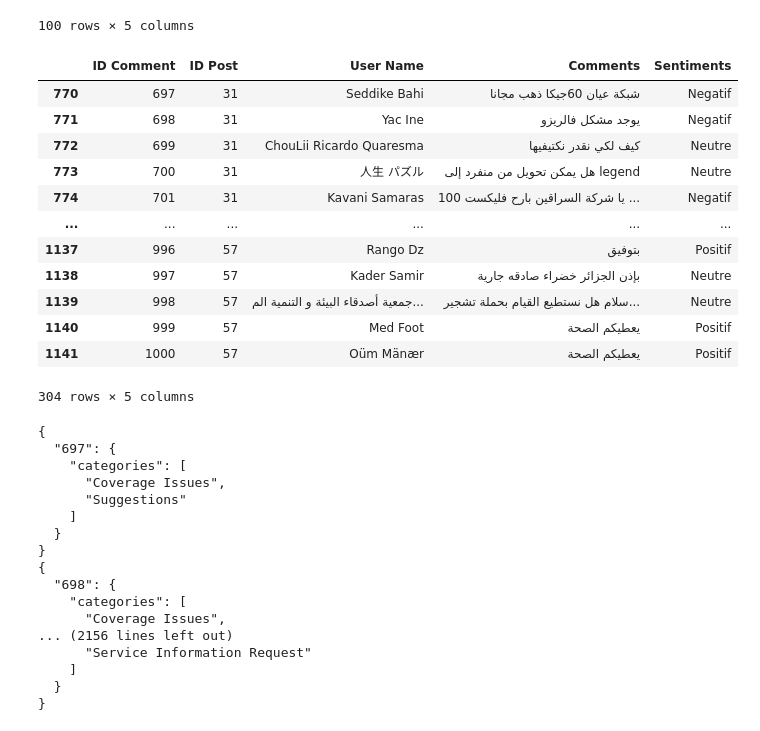
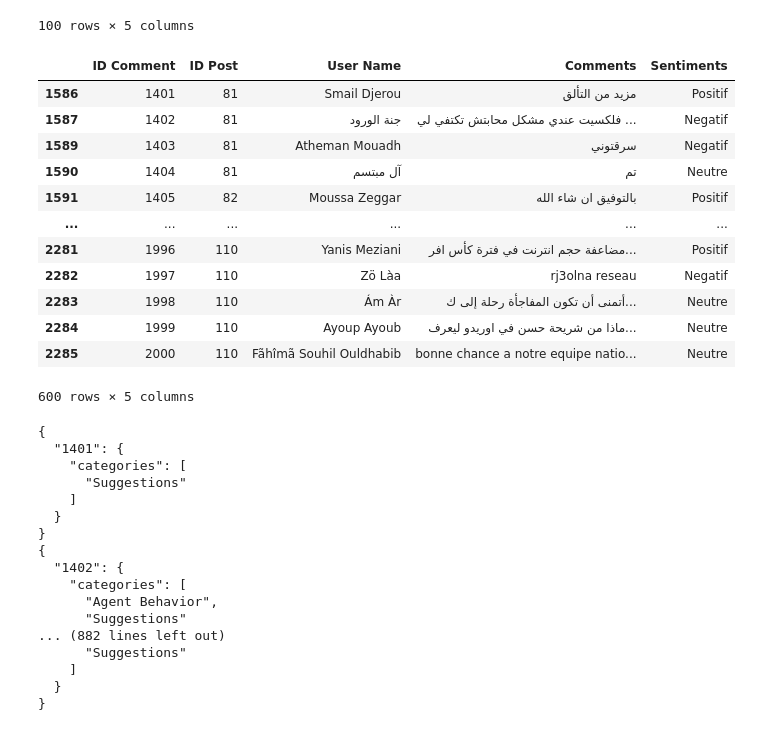
Before and after one commit to OUARAS-khelil-Rafik/AS-Ooredoo_Djezzy_Mobilis-, a Jupyter notebook: Annotate_IA_Model_Comments.ipynb, the cells around one changed output. Drawn from its saved outputs; the diff is of its cells as text; code cells hidden in the pictures.

```diff
--- a/Annotate_IA_Model_Comments.ipynb
+++ b/Annotate_IA_Model_Comments.ipynb
@@ -843,25 +843,25 @@ test_df
 | 112 | 100 | 4 | Ďøģ Māðð | تطبيقكم لا يعمل اصلحوه | Negatif |
 100 rows × 5 columns
 # %%
-# Extraire uniquement les commentaires dont l'ID_Comment est entre 697 et 1000 inclus
-test_df = comments_df[(comments_df["ID Comment"] >= 697) & (comments_df["ID Comment"] <= 1000)].copy()
+# Extraire uniquement les commentaires dont l'ID_Comment est entre 1519 et 2000 inclus
+test_df = comments_df[(comments_df["ID Comment"] >= 1519) & (comments_df["ID Comment"] <= 2000)].copy()
 
 # Aperçu du DataFrame filtré
 test_df
 # %% [output]
 |  | ID Comment | ID Post | User Name | Comments | Sentiments |
-| 770 | 697 | 31 | Seddike Bahi | شبكة عيان 60جيكا ذهب مجانا | Negatif |
-| 771 | 698 | 31 | Yac Ine | يوجد مشكل فالريزو | Negatif |
-| 772 | 699 | 31 | ChouLii Ricardo Quaresma | كيف لكي نقدر نكتيفيها | Neutre |
-| 773 | 700 | 31 | 人生 パズル | هل يمكن تحويل من منفرد إلى legend | Neutre |
-| 774 | 701 | 31 | Kavani Samaras | يا شركة السراقين بارح فليكست 100 ... | Negatif |
+| 1586 | 1401 | 81 | Smail Djerou | مزيد من التألق | Positif |
+| 1587 | 1402 | 81 | جنة الورود | فلكسيت عندي مشكل محابتش تكتفي لي ... | Negatif |
+| 1589 | 1403 | 81 | Atheman Mouadh | سرقتوني | Negatif |
+| 1590 | 1404 | 81 | آل مبتسم | تم | Neutre |
+| 1591 | 1405 | 82 | Moussa Zeggar | بالتوفيق ان شاء الله | Positif |
 | ... | ... | ... | ... | ... | ... |
-| 1137 | 996 | 57 | Rango Dz | بتوفيق | Positif |
-| 1138 | 997 | 57 | Kader Samir | بإذن الجزائر خضراء صادقه جارية | Neutre |
-| 1139 | 998 | 57 | جمعية أصدقاء البيئة و التنمية الم... | سلام هل نستطيع القيام بحملة تشجير... | Neutre |
-| 1140 | 999 | 57 | Med Foot | يعطيكم الصحة | Positif |
-| 1141 | 1000 | 57 | Oüm Mänær | يعطيكم الصحة | Positif |
+| 2281 | 1996 | 110 | Yanis Meziani | مضاعفة حجم انترنت في فترة كأس افر... | Positif |
+| 2282 | 1997 | 110 | Zö Làa | rj3olna reseau | Negatif |
+| 2283 | 1998 | 110 | Ám Àr | أتمنى أن تكون المفاجأة رحلة إلى ك... | Neutre |
+| 2284 | 1999 | 110 | Ayoup Ayoub | ماذا من شريحة حسن في اوريدو ليعرف... | Neutre |
+| 2285 | 2000 | 110 | Fãhîmã Souhil Ouldhabib | bonne chance a notre equipe natio... | Neutre |
-304 rows × 5 columns
+600 rows × 5 columns
 # %%
 import json
 import re
@@ -880,7 +880,7 @@ for idx, row in test_df.iterrows():
         + f"\n\nClassify the following customer comment. Respond using ONLY the JSON format.\n"
         + f"Comment ID: \"{comment_id}\"\n"
         + f"Comment: \"{comment_text}\"\n"
-        + "\nRespond with at least 2 categories if multiple issues.\n"
+        + "\nDO NOT limit to one category if the content contains multiple concerns.\n"
         + "\nReturn the result in this exact structure:\n"
         + "{\n"
         + f"  \"{comment_id}\": {{\n"
@@ -916,19 +916,19 @@ for idx, row in test_df.iterrows():
     sleep(0.5)
 # %% [output]
 {
-  "697": {
+  "1401": {
     "categories": [
-      "Coverage Issues",
       "Suggestions"
     ]
   }
 }
 {
-  "698": {
+  "1402": {
     "categories": [
-      "Coverage Issues",
-... (2156 lines left out)
-      "Service Information Request"
+      "Agent Behavior",
+      "Suggestions"
+... (882 lines left out)
+      "Suggestions"
     ]
   }
 }
```
Also changed, not shown: parts of 2 cells of this notebook.
